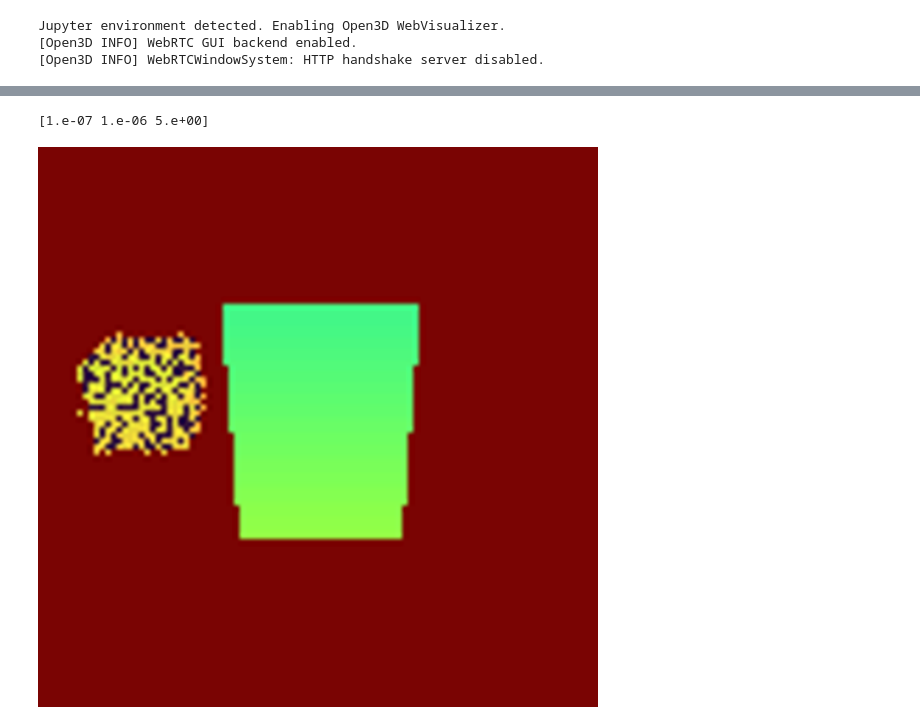
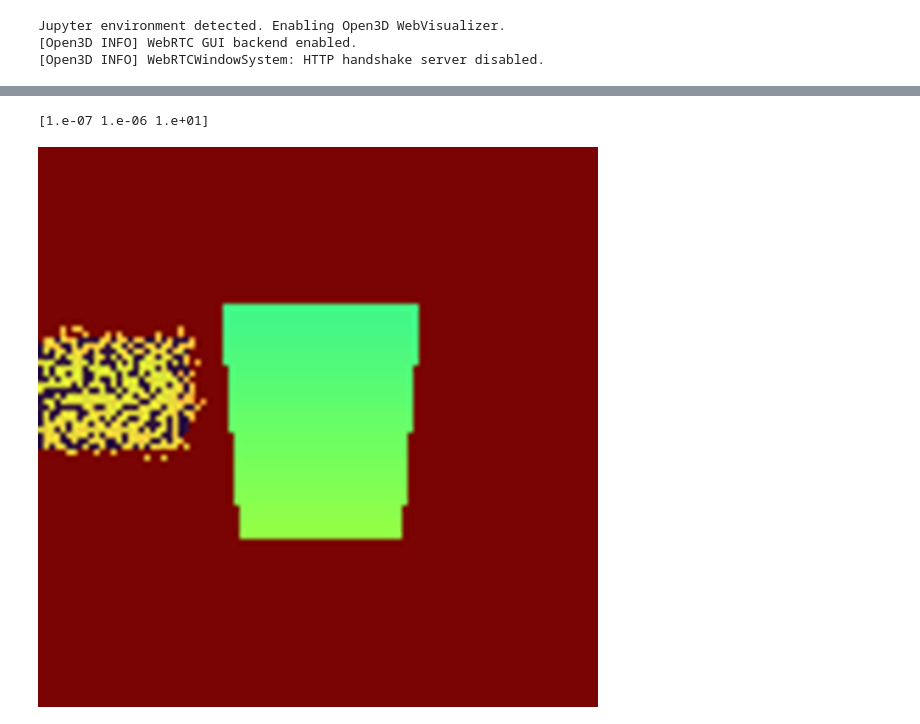
Before and after one commit to probcomp/bayes3d, a Jupyter notebook: experiments/tabletop/posterior_uncertainty.ipynb, the cells around one changed output, grey strips where cells are left out. Cells and saved outputs as stored; diff of their text form; code cells hidden in the pictures.

```diff
--- a/experiments/tabletop/posterior_uncertainty.ipynb
+++ b/experiments/tabletop/posterior_uncertainty.ipynb
@@ -90,8 +90,8 @@ def inference():
                 observed_point_cloud_image,
                 reconstruction[:,:,:,:3],
                 reconstruction[:,:,:, -1],
-                POTENTIAL_R, OUTLIER_PROBS, OUTLIER_VOLUME
-            ).sum([-1,-2])
+                POTENTIAL_R, OUTLIER_PROBS, OUTLIER_VOLUME, 7
+            )
 
             ii,jj,kk = jnp.unravel_index(p.argmax(), p.shape)
             contact_param = contact_param_grid[ii]
@@ -153,7 +141,7 @@ poses = j.scene_graph.pose_from_contact_and_face_params_multiobject_jit(
     jnp.array(
         [
             [0.0, 100.0, 0.0],
-            [40.582275390625, 0.0, 0.2],
+            [-60.0, 0.0, 0.0],
         ]
     ),
     jnp.array([3,3]),
@@ -172,7 +160,8 @@ reconstruction = renderer.render_multiobject(
 )
 
 all_hypotheses = inference()
-
+print([i[2] for i in all_hypotheses])
+print([i[3] for i in all_hypotheses])
 
 scores = jnp.array([i[0] for i in all_hypotheses])
 normalized_scores = j.utils.normalize_log_scores(scores)
@@ -189,13 +178,10 @@ object_poses = best_poses[:,None,...]
 object_ids = object_ids + [obj_id]
 print(object_ids)
 
-# outliers = (
-#     (1.0 - best_outlier_prob) * (j.gaussian_mixture_image_multi_r_jit(observed_point_cloud_image, reconstruction[:,:,:3], reconstruction[:,:, -1], best_r))
-#         <
-#     (best_outlier_prob / OUTLIER_VOLUME)
-# )
+
 
 # height_factor = outlier_prob_viz.height / observed_image_viz.height
+
 plt.clf()
 plt.figure(figsize=(7,4))
 color = np.array([229, 107, 111])/255.0
@@ -219,8 +205,6 @@ depth_viz = j.scale_image(j.get_depth_image(observed_point_cloud_image[:,:,2]),
 height_factor = depth_viz.height / posterior_bar_chart.height
 
 
-
-# outlier_viz = j.scale_image(j.get_depth_image(1.0 - outliers), SCALING_FACTOR)
 viz1 = j.multi_panel(
     [
         depth_viz,
@@ -255,0 +242,10 @@ Best
+# %%
+# best_hypothesis = all_hypotheses[2]
+score, reconstruction, best_r, best_outlier_prob, best_poses, obj_id = best_hypothesis
+outliers = (
+    (jnp.log(1.0 - best_outlier_prob) + j.threedp3_likelihood_multi_r_per_pixel_jit(observed_point_cloud_image, reconstruction[:,:,:3], reconstruction[:,:, -1], best_r, 0.0, 1.0, 5))
+        -
+    jnp.log(best_outlier_prob / OUTLIER_VOLUME)
+)
+plt.matshow(outliers)
+plt.colorbar()
@@ -256,6 +255,6 @@ Best
 # %%
 viz_images = []
-for block_x in jnp.linspace(-100.0, 100.0, 40):
+for block_x in jnp.linspace(-120.0, 120.0, 50):
     print("x :", block_x)
     object_indices = jnp.array([0,1])
 
@@ -263,7 +262,7 @@ for block_x in jnp.linspace(-100.0, 100.0, 40):
         jnp.array(
             [
                 [0.0, 100.0, 0.0],
-                [block_x, 0.0, 0.2],
+                [block_x, 0.0, 0.0],
             ]
         ),
         jnp.array([3,3]),
@@ -403,23 +356,23 @@ Best
 # %%
 j.make_gif(viz_images, "out.gif")
 # %%
-R = jnp.array([0.0000001, 0.000001, 5.0])
+R = jnp.array([0.0000001, 0.000001, 10.0])
 reconstruction = renderer.render_multiobject(
     object_poses, object_ids
 )
 
 # reconstruction = observed_point_cloud_image
 rendered_seg = reconstruction[:,:,3]
 j.get_depth_image(reconstruction[:,:,2])
 r_array = R
 print(r_array, )
 r = r_array[jnp.abs(rendered_seg[..., None] - jnp.arange(len(r_array))).argmin(-1)]
 key = jax.random.PRNGKey(10)
 noisy_point_cloud_image = jax.random.multivariate_normal(
     key, reconstruction[:,:,:3], (jnp.eye(3)[None, None, :, :] * r[:,:,None,None]), shape=r.shape
 )
 img = j.render_point_cloud(noisy_point_cloud_image.reshape(-1,3), intrinsics)
 j.scale_image(j.get_depth_image(img[:,:,2]),10)
 # %% [output]
-[1.e-07 1.e-06 5.e+00]
+[1.e-07 1.e-06 1.e+01]
-[figure, old version]
+[figure, new version]
```
Also changed, not shown: parts of 6 cells of this notebook, 1 other file.
